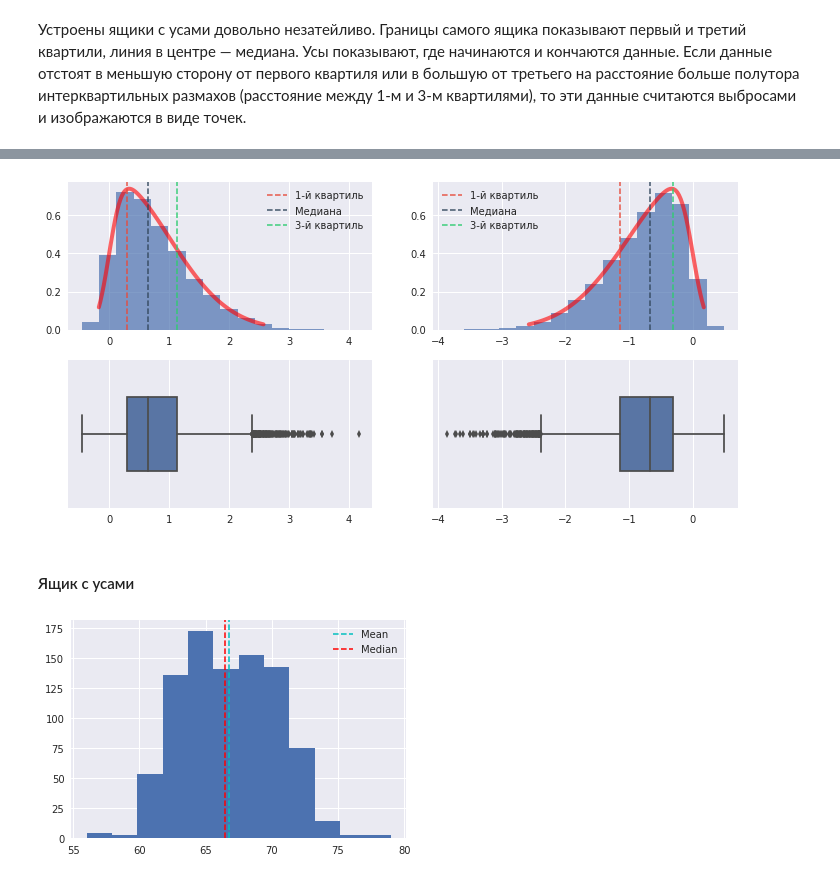
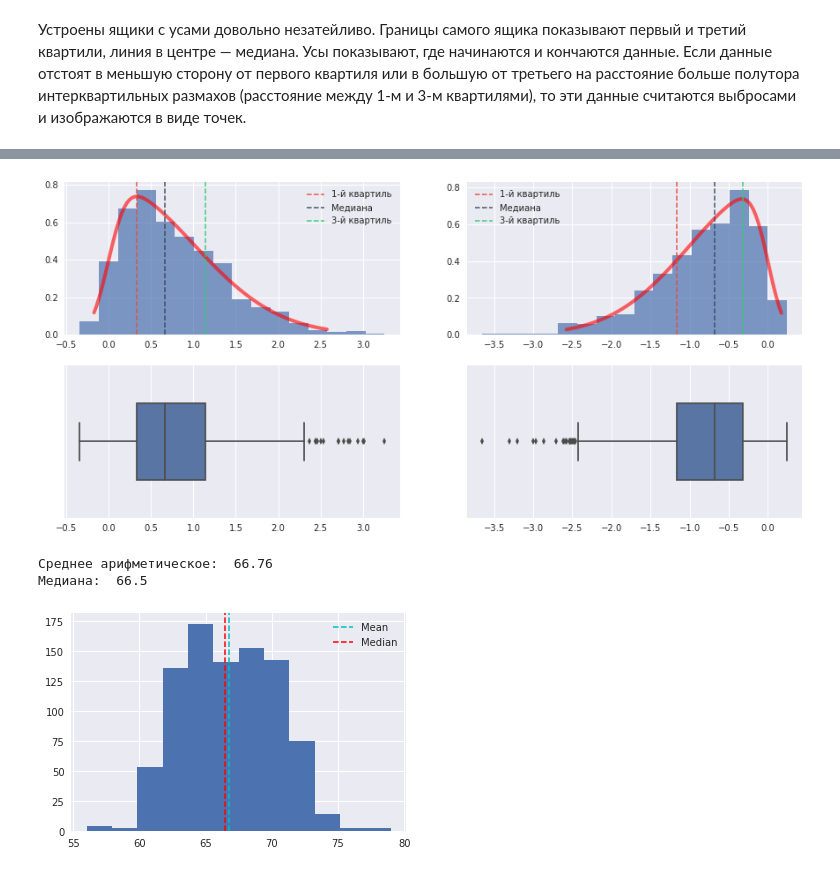
Before and after one commit to mishaberegov/statistics, a Jupyter notebook: Статистика_для_нубов.ipynb, the cells around one changed output, grey strips where cells are left out. Cells and saved outputs as stored; diff of their text form; code cells hidden in the pictures.

```diff
--- a/Статистика_для_нубов.ipynb
+++ b/Статистика_для_нубов.ipynb
@@ -346,34 +347,38 @@ plt.legend(handles=[l1, l2, l3])
 # %%
-plt.figure(figsize=(12, 6))
+plt.figure(figsize=(15, 7))
 plt.subplot(221)
 i = 6
-sample = stats.skewnorm.rvs(i, size=10000)
+sample = stats.skewnorm.rvs(i, size=1000)
 x = np.linspace(stats.skewnorm.ppf(0.01, i), stats.skewnorm.ppf(0.99, i), 100)
 plt.plot(x, stats.skewnorm.pdf(x, i), 'r-', lw=4, alpha=0.6)
 plt.hist(sample, 16, normed=True, alpha=0.7)
 l1 = plt.axvline(np.percentile(sample, 25), c="#e74c3c", alpha=0.8, linestyle='dashed', label='1-й квартиль')
 l2 = plt.axvline(np.percentile(sample, 50), c="#34495e", alpha=0.8, linestyle='dashed', label='Медиана')
 l3 = plt.axvline(np.percentile(sample, 75), c="#2ecc71", alpha=0.8, linestyle='dashed', label='3-й квартиль')
 plt.legend(handles=[l1, l2, l3])
 plt.subplot(223)
 sns.boxplot(sample, width=0.5)
 plt.subplot(222)
 i = -6
-sample = stats.skewnorm.rvs(i, size=10000)
+sample = stats.skewnorm.rvs(i, size=1000)
 x = np.linspace(stats.skewnorm.ppf(0.01, i), stats.skewnorm.ppf(0.99, i), 100)
 plt.plot(x, stats.skewnorm.pdf(x, i), 'r-', lw=4, alpha=0.6)
 plt.hist(sample, 16, normed=True, alpha=0.7)
 l1 = plt.axvline(np.percentile(sample, 25), c="#e74c3c", alpha=0.8, linestyle='dashed', label='1-й квартиль')
 l2 = plt.axvline(np.percentile(sample, 50), c="#34495e", alpha=0.8, linestyle='dashed', label='Медиана')
 l3 = plt.axvline(np.percentile(sample, 75), c="#2ecc71", alpha=0.8, linestyle='dashed', label='3-й квартиль')
 plt.legend(handles=[l1, l2, l3])
 plt.subplot(224)
 sns.boxplot(sample, width=0.5)
 plt.show()
 # %% [output]
-[figure, old version]
+[figure, new version]
-# %% [markdown]
-#### Ящик с усами
+# %%
+print("Среднее арифметическое: ", round(galton.Height.mean(), 2))
+print("Медиана: ", galton.Height.median())
+# %% [output]
+Среднее арифметическое:  66.76
+Медиана:  66.5
 # %%
 galton.Height.hist(bins=12)
 line1 = plt.axvline(galton.Height.mean(), label='Mean', color='c', linestyle='dashed', linewidth=1.5)
```
Also changed, not shown: parts of 12 cells of this notebook.
